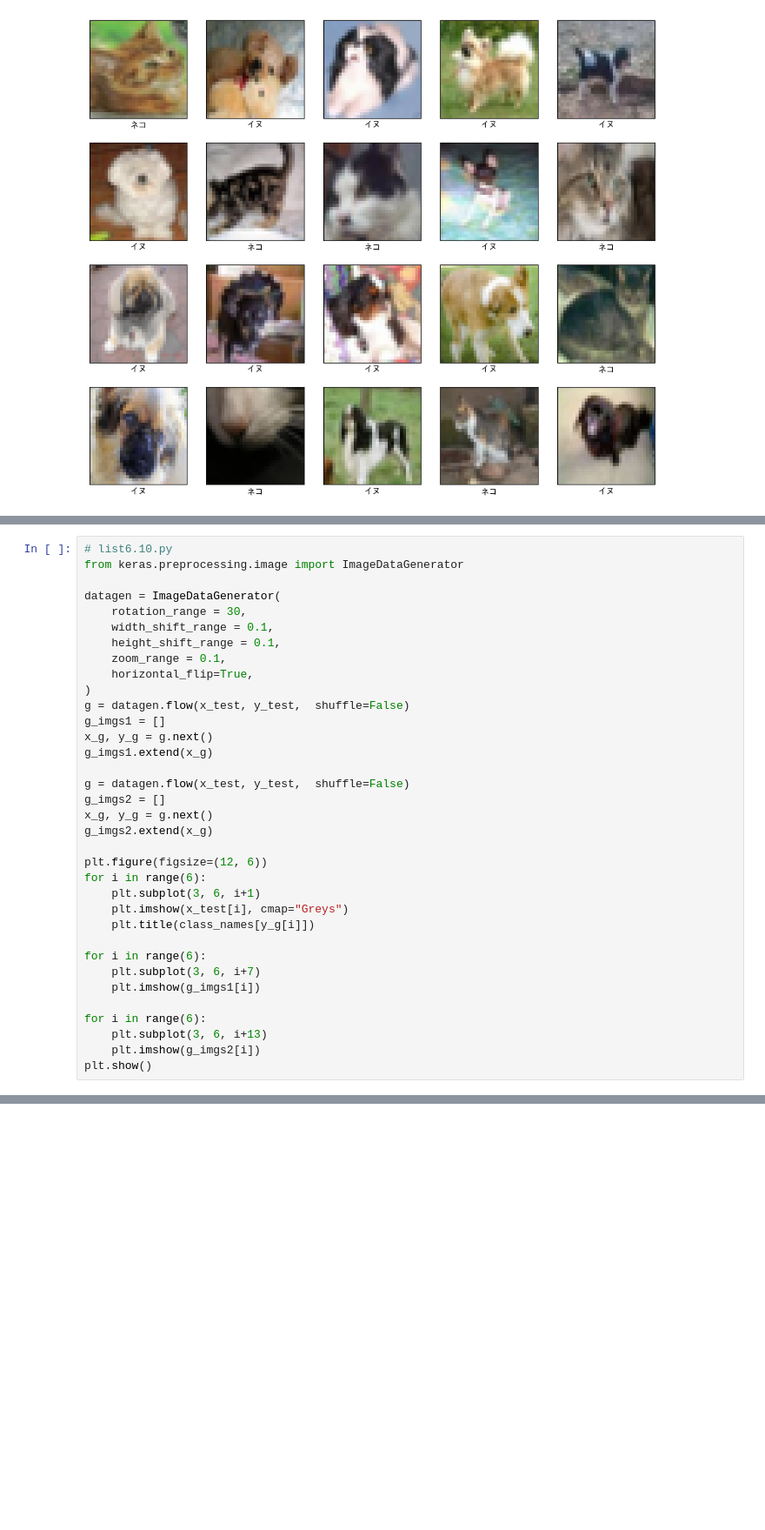
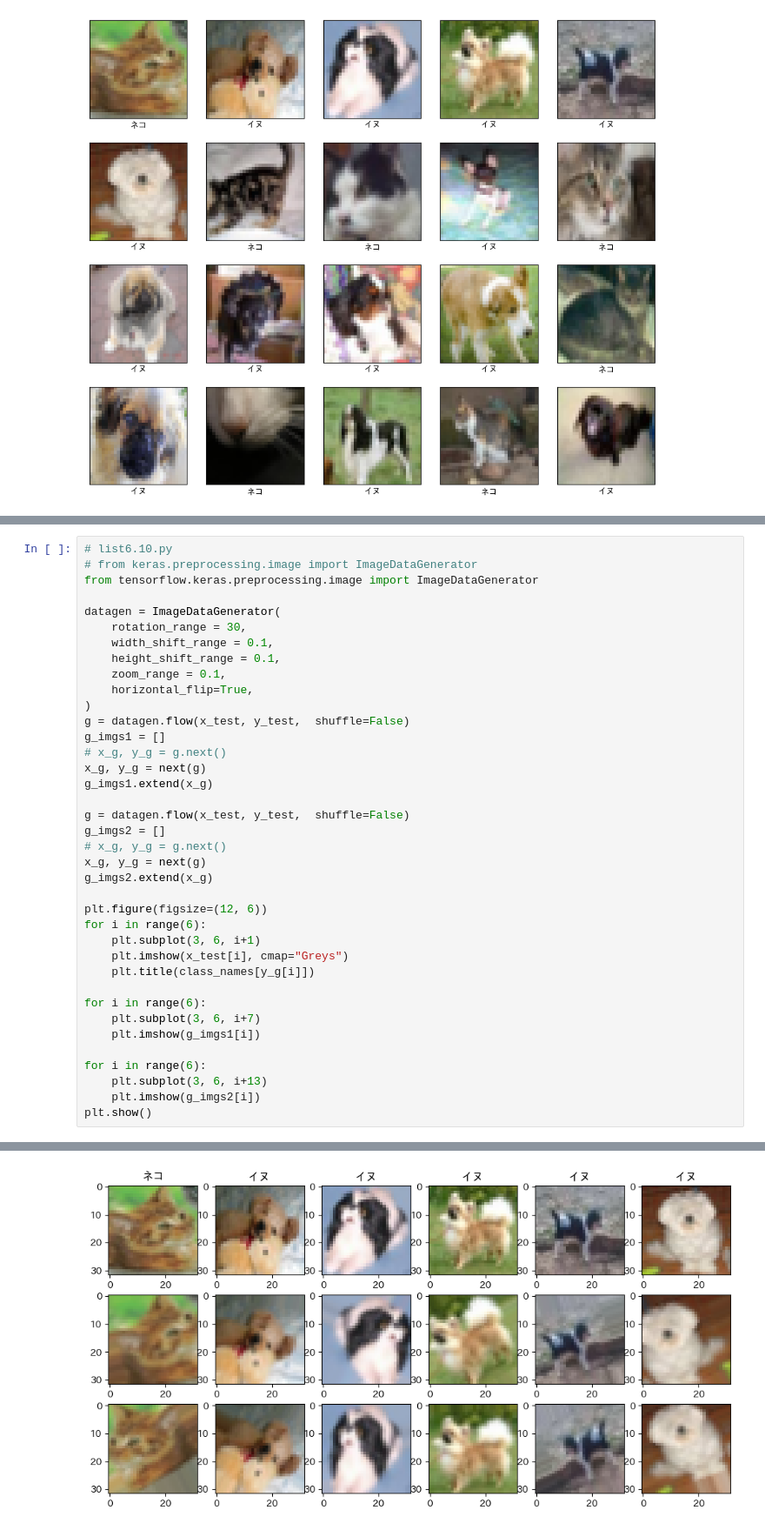
Before and after one commit to holydiver-zerog/repository-public, a Jupyter notebook: DLtest6_01.ipynb, the cells around one changed output, grey strips where cells are left out. Shown: that part at 87% size. Drawn from its saved outputs; the diff is of its cells as text; blank space fills up the shorter version.

```diff
--- a/DLtest6_01.ipynb
+++ b/DLtest6_01.ipynb
@@ -186,6 +179,7 @@ plt.show()
 # %%
 # list6.10.py
-from keras.preprocessing.image import ImageDataGenerator
+# from keras.preprocessing.image import ImageDataGenerator
+from tensorflow.keras.preprocessing.image import ImageDataGenerator
 
 datagen = ImageDataGenerator(
     rotation_range = 30,
@@ -196,12 +190,14 @@ datagen = ImageDataGenerator(
 )
 g = datagen.flow(x_test, y_test,  shuffle=False)
 g_imgs1 = []
-x_g, y_g = g.next()
+# x_g, y_g = g.next()
+x_g, y_g = next(g)
 g_imgs1.extend(x_g)
 
 g = datagen.flow(x_test, y_test,  shuffle=False)
 g_imgs2 = []
-x_g, y_g = g.next()
+# x_g, y_g = g.next()
+x_g, y_g = next(g)
 g_imgs2.extend(x_g)
 
 plt.figure(figsize=(12, 6))
@@ -223,3 +218,4 @@ ImportError: cannot import name 'ImageDataGenerator' from 'keras.preprocessing.i
+[figure, added]
 # %%
 # list6.11.py
 history = model.fit(datagen.flow(x_train, y_train), epochs=30,
```
Also changed, not shown: parts of 9 cells of this notebook.
